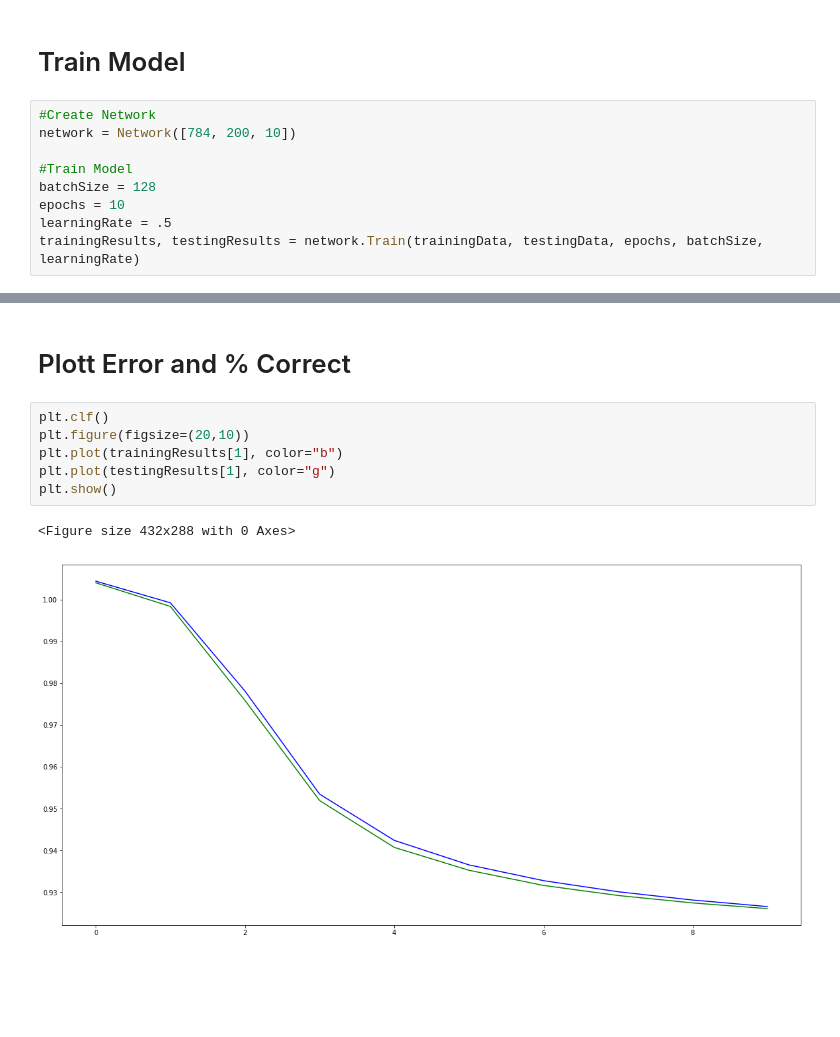
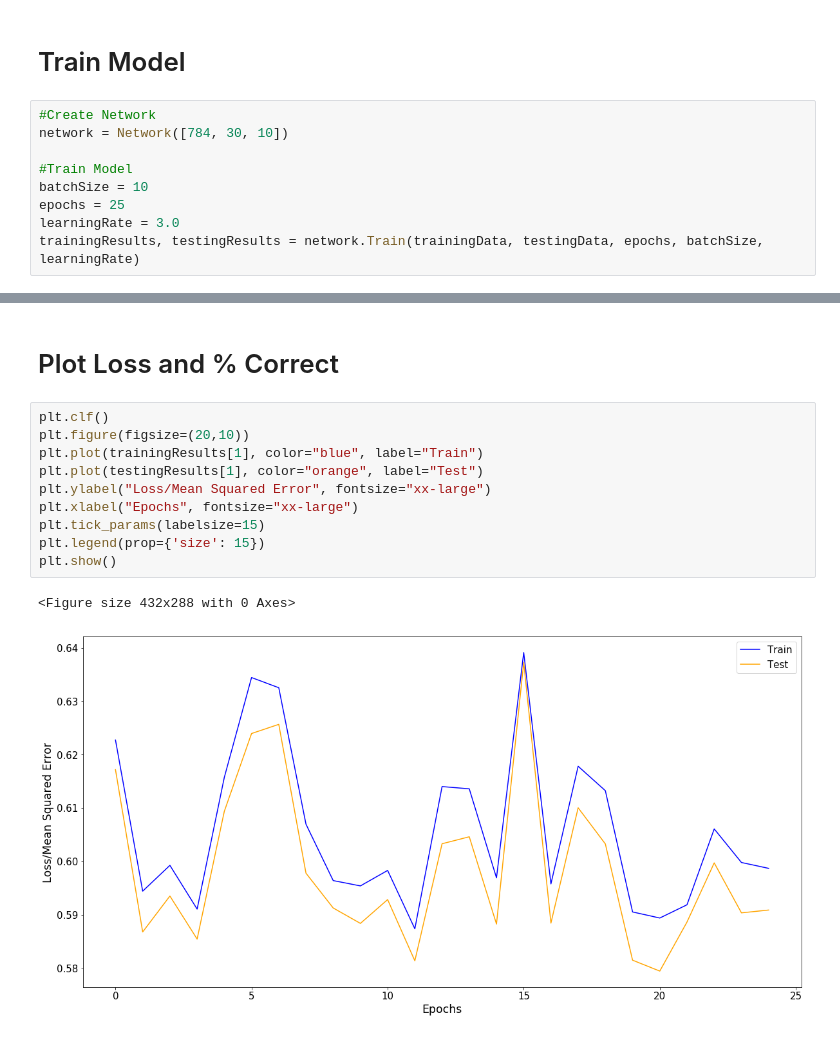
Before and after one commit to ReiiSky/RecurrentLabs, a Jupyter notebook: NeuralNetworks/NeuralNetwork.ipynb, the cells around one changed output, grey strips where cells are left out. Cells and saved outputs as stored; diff of their text form; blank space fills up the shorter version.

```diff
--- a/NeuralNetworks/NeuralNetwork.ipynb
+++ b/NeuralNetworks/NeuralNetwork.ipynb
@@ -227,11 +251,11 @@ plt.imshow(compImage)
 # Train Model
 # %%
 #Create Network
-network = Network([784, 200, 10])
+network = Network([784, 30, 10])
 
 #Train Model
-batchSize = 128
-epochs = 10
-learningRate = .5
+batchSize = 10
+epochs = 25
+learningRate = 3.0
 trainingResults, testingResults = network.Train(trainingData, testingData, epochs, batchSize, learningRate)
 # %% [output]
@@ -248,14 +279,18 @@ Epoch 9 - Train: 9281 / 60000 | Test: 1515 / 10000
 # %% [markdown]
-# Plott Error and % Correct
+# Plot Loss and % Correct
 # %%
 plt.clf()
 plt.figure(figsize=(20,10))
-plt.plot(trainingResults[1], color="b")
-plt.plot(testingResults[1], color="g")
+plt.plot(trainingResults[1], color="blue", label="Train")
+plt.plot(testingResults[1], color="orange", label="Test")
+plt.ylabel("Loss/Mean Squared Error", fontsize="xx-large")
+plt.xlabel("Epochs", fontsize="xx-large")
+plt.tick_params(labelsize=15)
+plt.legend(prop={'size': 15})
 plt.show()
 # %% [output]
 <Figure size 432x288 with 0 Axes>
-[figure, old version]
+[figure, new version]
 # %%
 plt.clf()
 plt.figure(figsize=(20,10))
```
Also changed, not shown: parts of 6 cells of this notebook.
